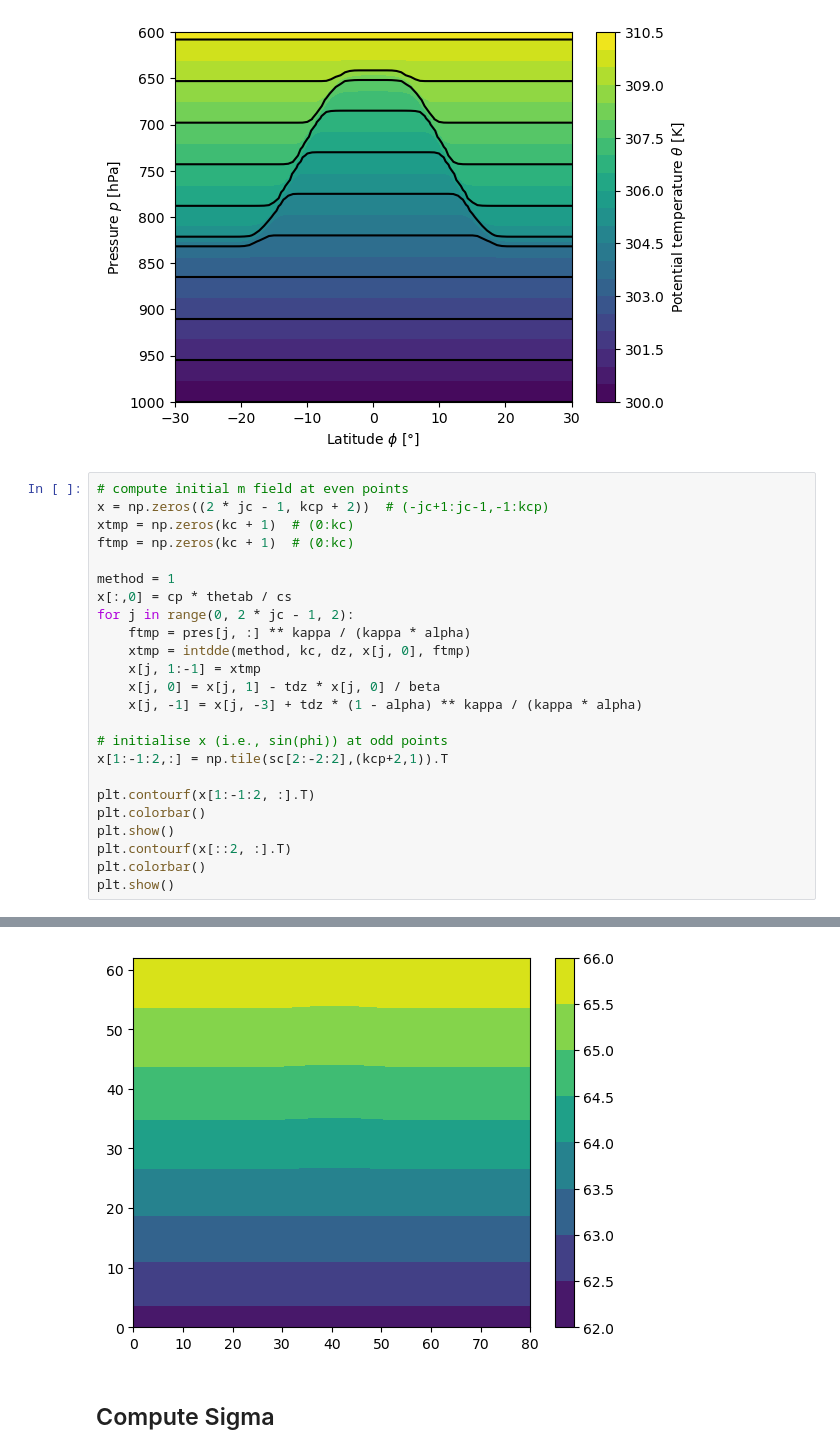
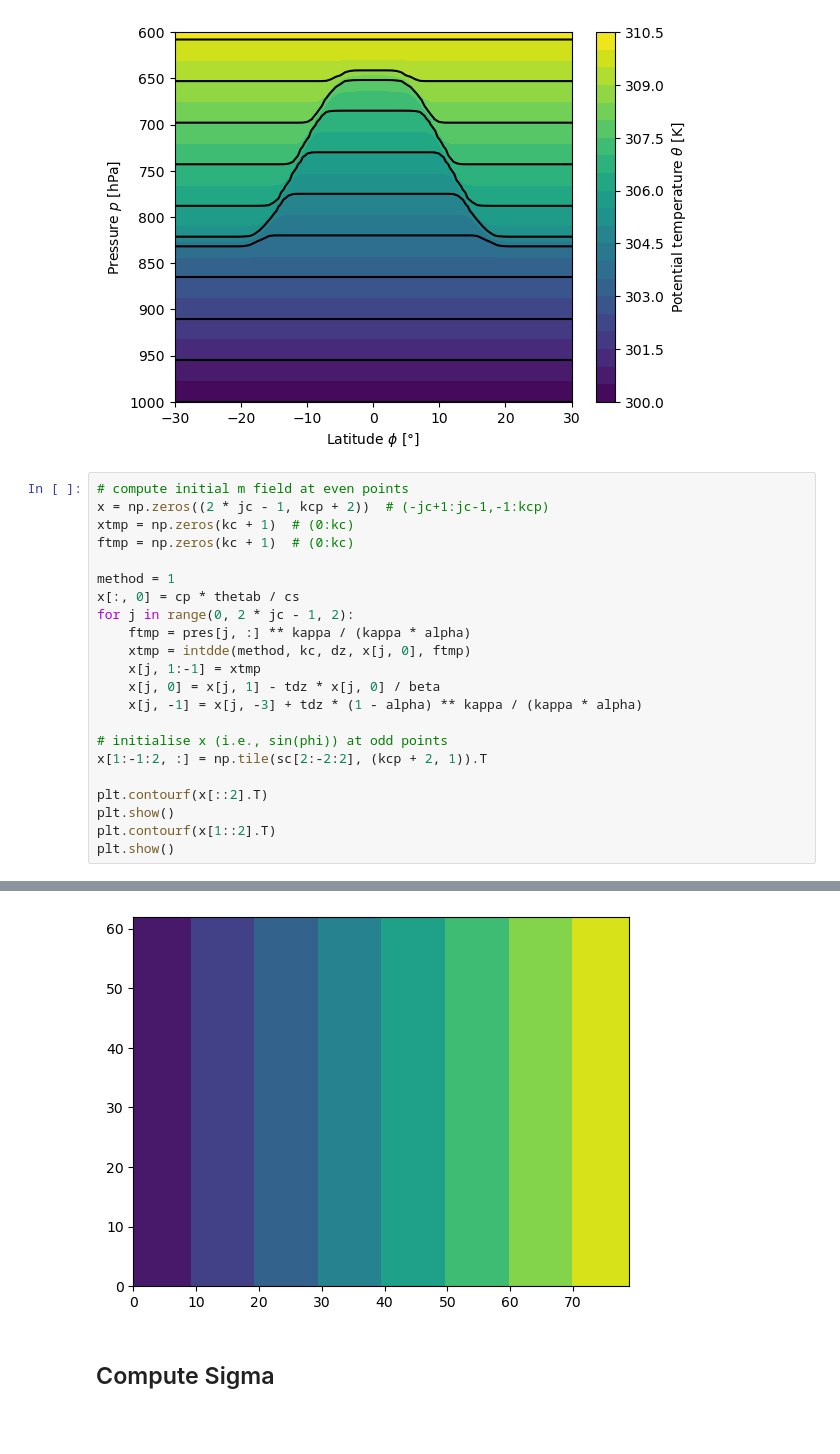
Before and after one commit to williameclee/TradeCumulusInversion, a Jupyter notebook: invtci.ipynb, the cells around one changed output, grey strips where cells are left out. Cells and saved outputs as stored; diff of their text form; blank space fills up the shorter version.

```diff
--- a/invtci.ipynb
+++ b/invtci.ipynb
@@ -144,7 +147,7 @@ xtmp = np.zeros(kc + 1)  # (0:kc)
 ftmp = np.zeros(kc + 1)  # (0:kc)
 
 method = 1
-x[:,0] = cp * thetab / cs
+x[:, 0] = cp * thetab / cs
 for j in range(0, 2 * jc - 1, 2):
     ftmp = pres[j, :] ** kappa / (kappa * alpha)
     xtmp = intdde(method, kc, dz, x[j, 0], ftmp)
@@ -153,12 +156,10 @@ for j in range(0, 2 * jc - 1, 2):
     x[j, -1] = x[j, -3] + tdz * (1 - alpha) ** kappa / (kappa * alpha)
 
 # initialise x (i.e., sin(phi)) at odd points
-x[1:-1:2,:] = np.tile(sc[2:-2:2],(kcp+2,1)).T
+x[1:-1:2, :] = np.tile(sc[2:-2:2], (kcp + 2, 1)).T
 
-plt.contourf(x[1:-1:2, :].T)
-plt.colorbar()
+plt.contourf(x[::2].T)
 plt.show()
-plt.contourf(x[::2, :].T)
-plt.colorbar()
+plt.contourf(x[1::2].T)
 plt.show()
 # %% [output]
@@ -166,4 +167,4 @@ plt.show()
-[figure, old version]
+[figure, new version]
 # %% [markdown]
 ## Compute Sigma
 # %%
```
Also changed, not shown: parts of 3 cells of this notebook, 2 other files.
